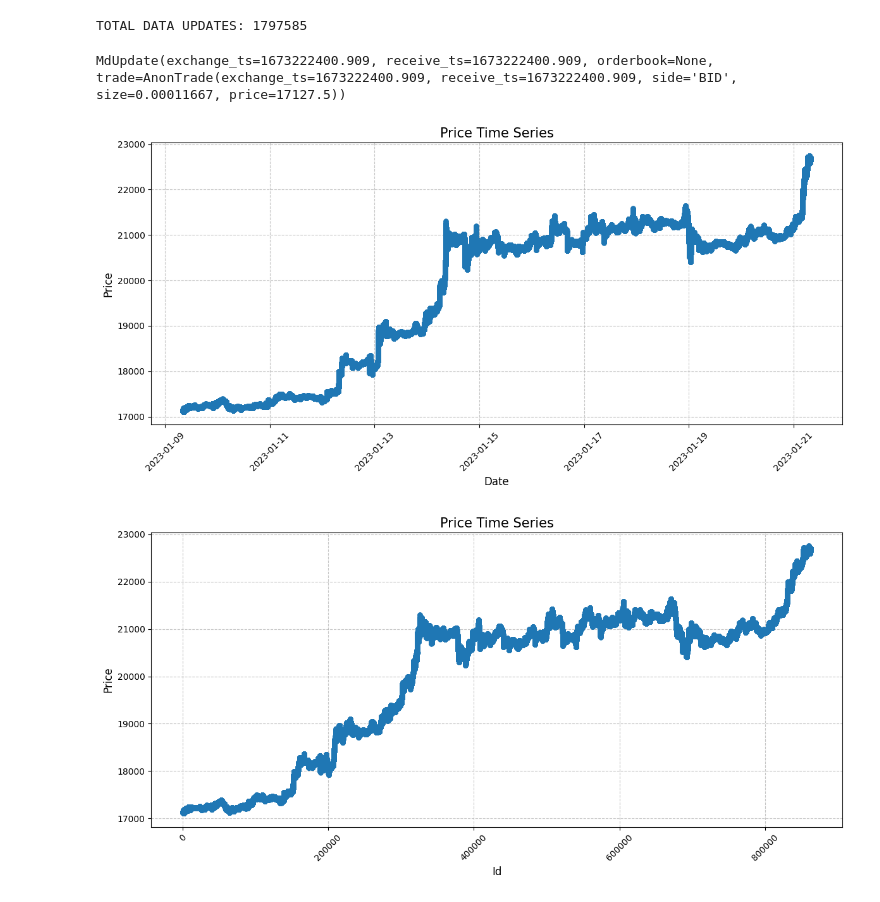
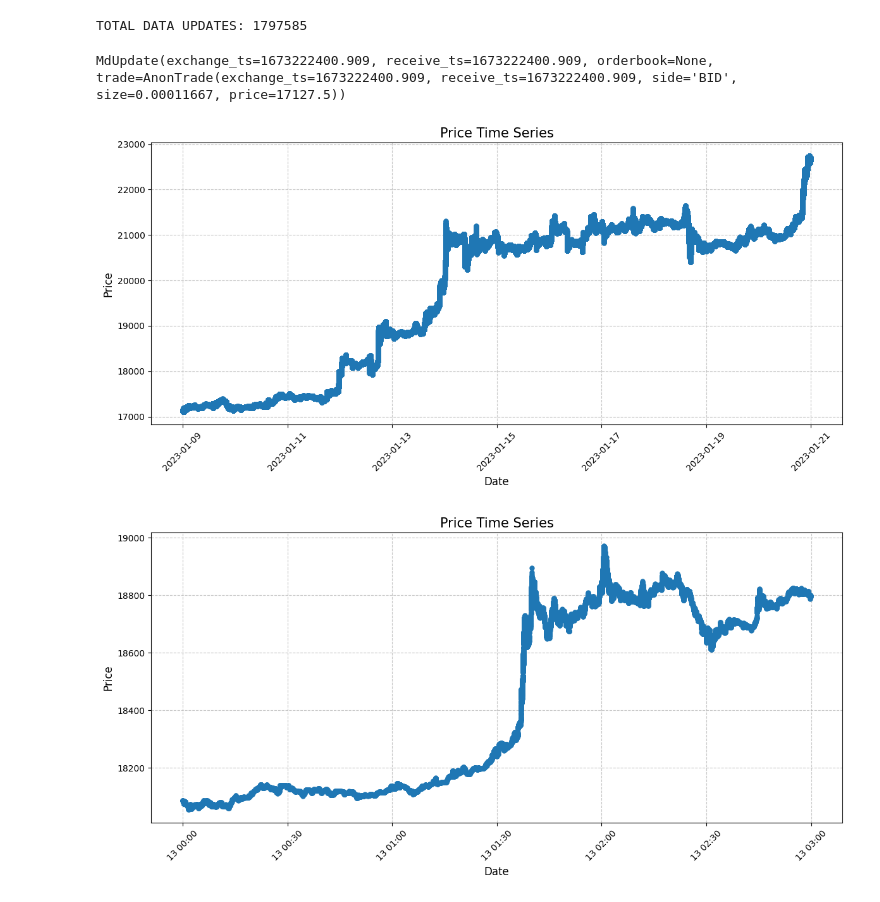
Before and after one commit to qiangxu/mmdd, a Jupyter notebook: adhoc/gen_datasets.ipynb, the cells around one changed output. Drawn from its saved outputs; the diff is of its cells as text; code cells hidden in the pictures.

```diff
--- a/adhoc/gen_datasets.ipynb
+++ b/adhoc/gen_datasets.ipynb
@@ -33,18 +33,18 @@ dataset = preprocess_data(
 print("TOTAL DATA UPDATES: %d" % len(dataset))
 # %% [output]
 TOTAL DATA UPDATES: 1797585
-# %%
-dataset[0]
-# %% [output]
-MdUpdate(exchange_ts=1673222400.909, receive_ts=1673222400.909, orderbook=None, trade=AnonTrade(exchange_ts=1673222400.909, receive_ts=1673222400.909, side='BID', size=0.00011667, price=17127.5))
+# %%
+dataset[0]
+# %% [output]
+MdUpdate(exchange_ts=1673222400.909, receive_ts=1673222400.909, orderbook=None, trade=AnonTrade(exchange_ts=1673222400.909, receive_ts=1673222400.909, side='BID', size=0.00011667, price=17127.5))
 # %%
 import matplotlib.pyplot as plt
 # %%
-timestamps = [md.trade.receive_ts for md in dataset if md.trade is not None]
+timestamps = [md.trade.exchange_ts for md in dataset if md.trade is not None]
 prices = [md.trade.price for md in dataset if md.trade is not None]
 
 # 将时间戳转换为可读的日期时间
-dates = [datetime.fromtimestamp(ts) for ts in timestamps]
+dates = [datetime.utcfromtimestamp(ts) for ts in timestamps]
 
 # 创建DataFrame以便更好地处理
 df = pd.DataFrame({
@@ -75,38 +75,42 @@ plt.grid(True, linestyle='--', alpha=0.7)
 # 显示图形
 plt.show()
 # %% [output]
-[figure, old version]
+[figure, new version]
 # %%
-indexs = range(len([md for md in dataset if md.trade is not None]))
-prices = [md.trade.price for md in dataset if md.trade is not None]
+range = ["2023-01-13 00:00:00", "2023-01-13 03:00:00"]
+timestamps = [md.trade.exchange_ts for md in dataset if md.trade and md.exchange_ts > datetime.strptime(range[0], "%Y-%m-%d %H:%M:%S").timestamp() and md.exchange_ts < datetime.strptime(range[1], "%Y-%m-%d %H:%M:%S").timestamp()]
+prices = [md.trade.price for md in dataset if md.trade and md.exchange_ts > datetime.strptime(range[0], "%Y-%m-%d %H:%M:%S").timestamp() and md.exchange_ts < datetime.strptime(range[1], "%Y-%m-%d %H:%M:%S").timestamp()]
+
+# 将时间戳转换为可读的日期时间
+dates = [datetime.fromtimestamp(ts) for ts in timestamps]
 
 # 创建DataFrame以便更好地处理
 df = pd.DataFrame({
-    'Id': indexs,
+    'Date': dates,
     'Price': prices
 })
 
 # 设置图形大小和样式
 plt.figure(figsize=(12, 6))
 
 # 绘制价格时间序列
-plt.plot(df['Id'], df['Price'], marker='o', linestyle='-', linewidth=2, markersize=5)
+plt.plot(df['Date'], df['Price'], marker='o', linestyle='-', linewidth=2, markersize=5)
 
 # 设置标题和标签
 plt.title('Price Time Series', fontsize=15)
-plt.xlabel('Id', fontsize=12)
+plt.xlabel('Date', fontsize=12)
 plt.ylabel('Price', fontsize=12)
 
 # 旋转x轴标签以提高可读性
 plt.xticks(rotation=45)
 
 # 自动调整布局
 plt.tight_layout()
 
 # 显示网格线
 plt.grid(True, linestyle='--', alpha=0.7)
 
 # 显示图形
 plt.show()
 # %% [output]
-[figure, old version]
+[figure, new version]
```
Also changed, not shown: parts of 13 cells of this notebook, 4 other files.
